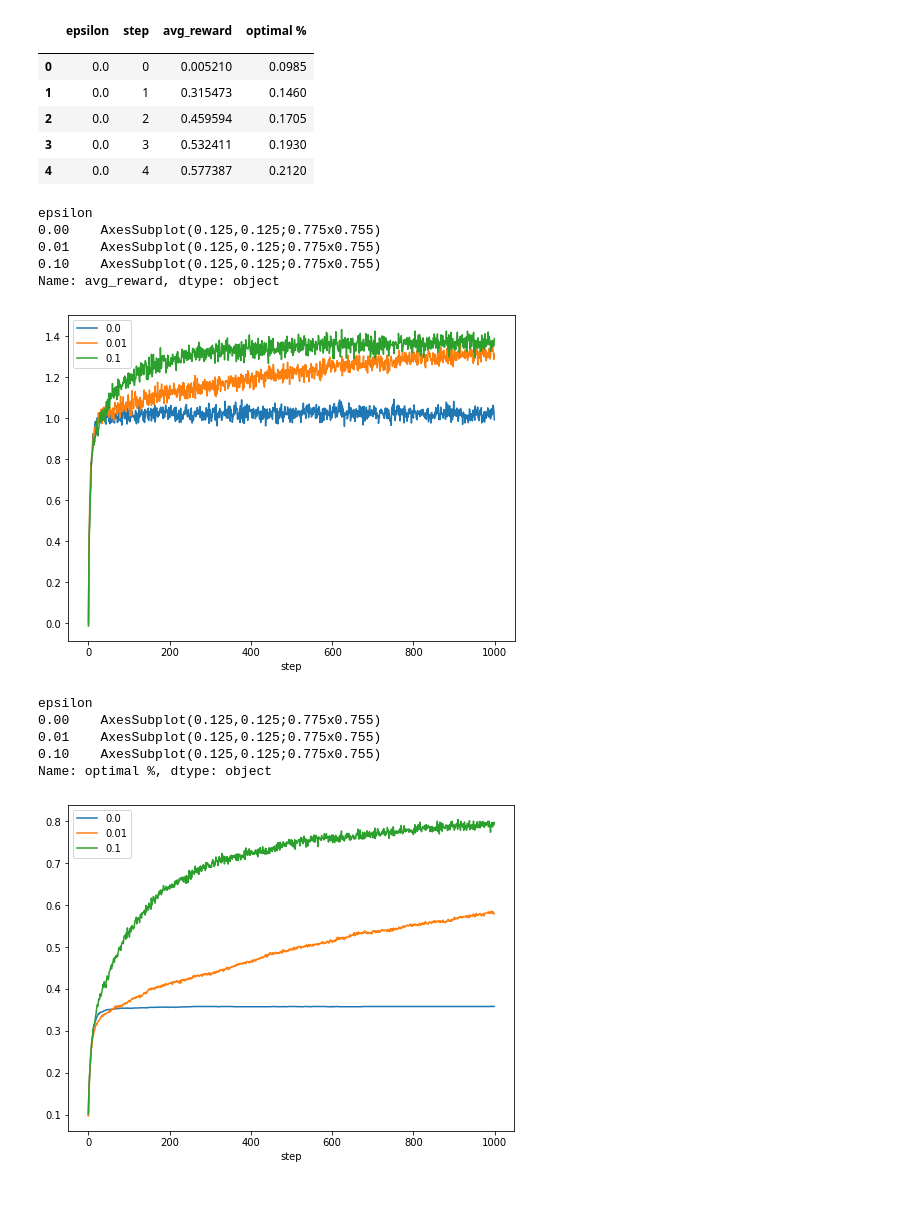
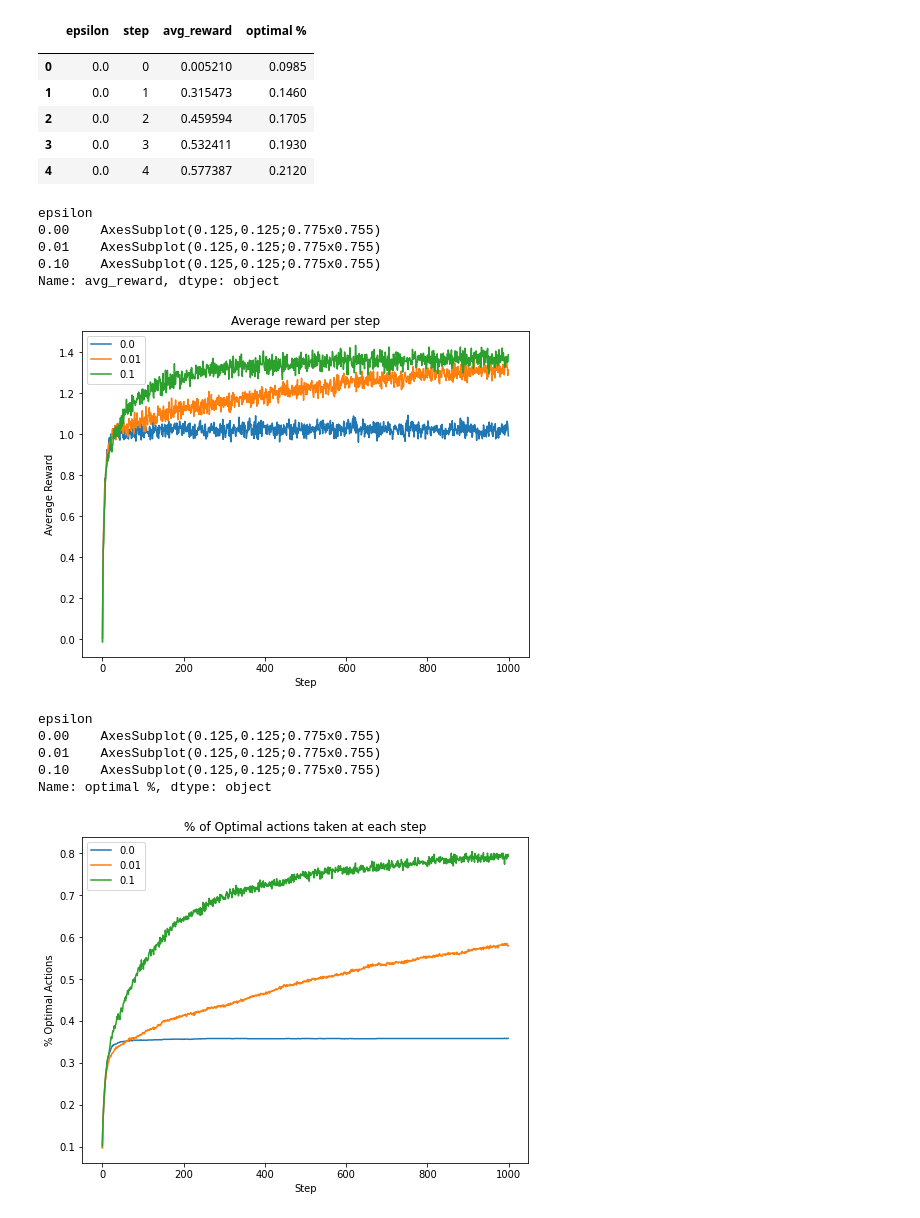
Before and after one commit to dshvimer/bandits, a Jupyter notebook: notebooks/testbed.ipynb, the cells around one changed output. Saved outputs shown, nothing was run; the diff lists cells and outputs as text; code cells hidden in the pictures.

```diff
--- a/notebooks/testbed.ipynb
+++ b/notebooks/testbed.ipynb
@@ -3,7 +3,7 @@ import numpy as np
 import matplotlib.pyplot as plt
 import pandas as pd
 # %%
-df = pd.read_csv('results-testbed.csv')
+df = pd.read_csv('../results-testbed.csv')
 # %%
 df = df.drop(columns=['Unnamed: 0'])
 print(df.shape)
@@ -34,21 +34,21 @@ agg.head()
 | 4 | 0.0 | 4 | 0.577387 | 0.2120 |
 # %%
 fig, ax = plt.subplots(figsize=(8,6))
-agg.set_index('step').groupby('epsilon')['avg_reward'].plot(legend=True, ax=ax)
+agg.set_index('step').groupby('epsilon')['avg_reward'].plot(legend=True, ax=ax, xlabel='Step', ylabel='Average Reward', title='Average reward per step')
 # %% [output]
 epsilon
 0.00    AxesSubplot(0.125,0.125;0.775x0.755)
 0.01    AxesSubplot(0.125,0.125;0.775x0.755)
 0.10    AxesSubplot(0.125,0.125;0.775x0.755)
 Name: avg_reward, dtype: object
-[figure, old version]
+[figure, new version]
 # %%
 fig, ax = plt.subplots(figsize=(8,6))
-agg.set_index('step').groupby('epsilon')['optimal %'].plot(legend=True, ax=ax)
+agg.set_index('step').groupby('epsilon')['optimal %'].plot(legend=True, ax=ax, xlabel='Step', ylabel='% Optimal Actions', title='% of Optimal actions taken at each step')
 # %% [output]
 epsilon
 0.00    AxesSubplot(0.125,0.125;0.775x0.755)
 0.01    AxesSubplot(0.125,0.125;0.775x0.755)
 0.10    AxesSubplot(0.125,0.125;0.775x0.755)
 Name: optimal %, dtype: object
-[figure, old version]
+[figure, new version]
```
Also changed, not shown: 1 other file.
